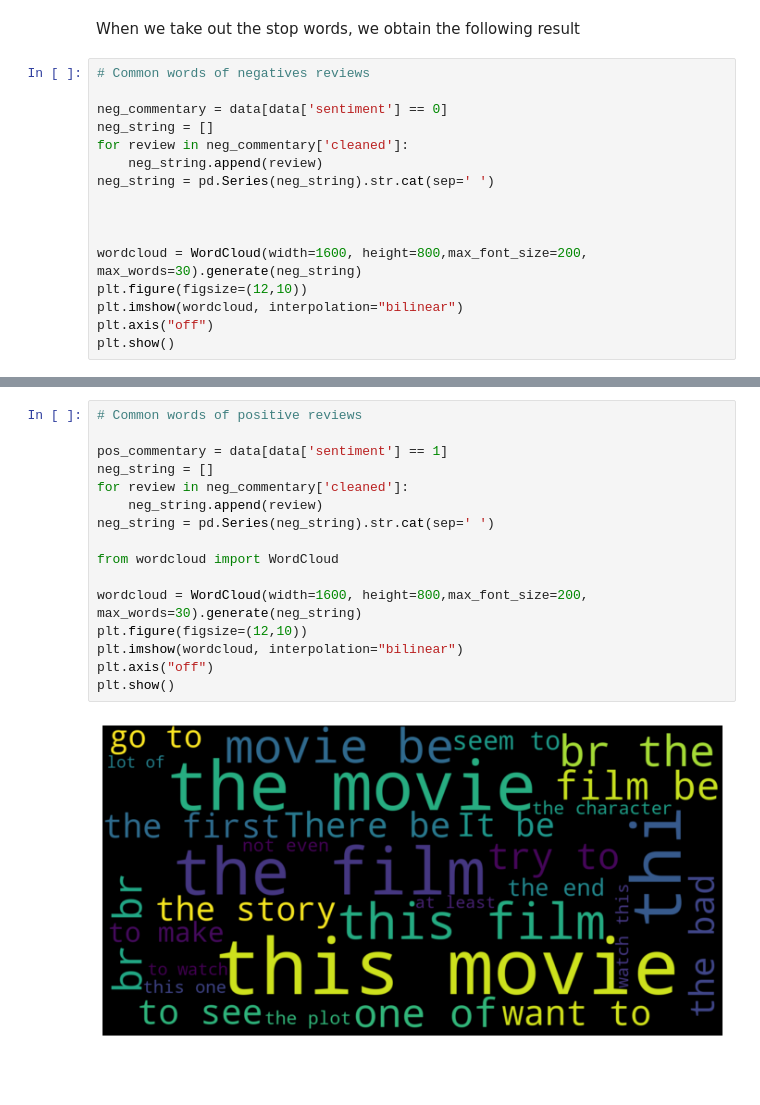
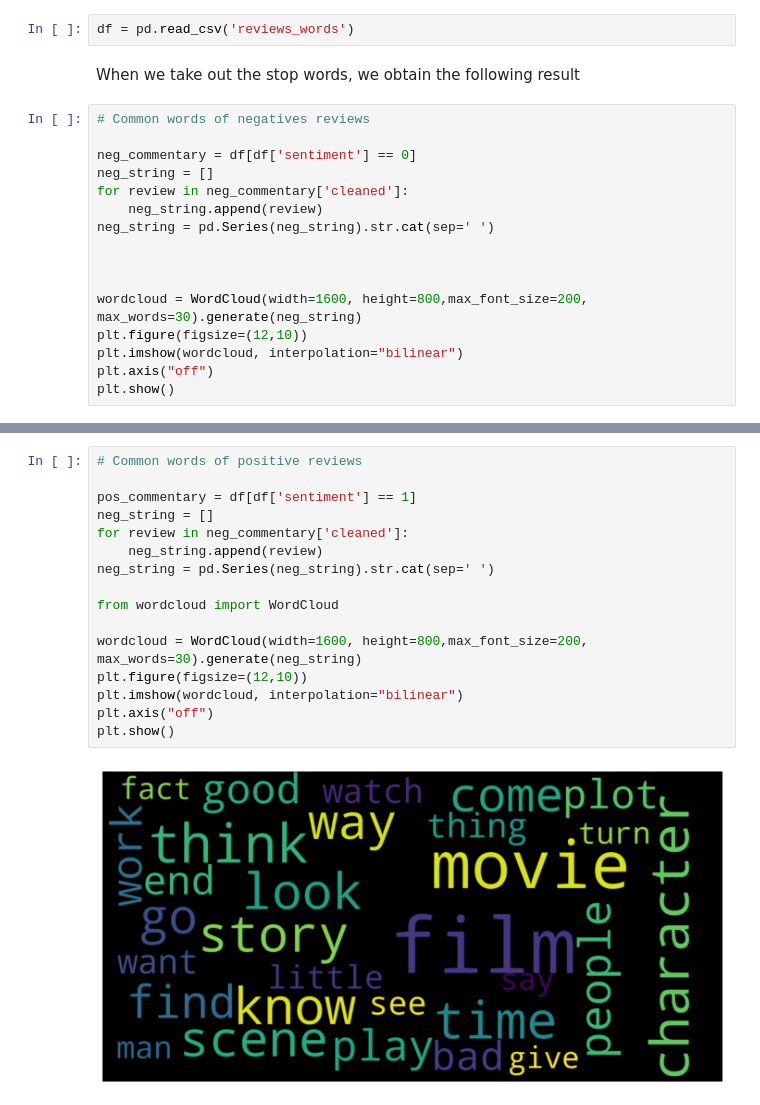
Before and after one commit to JCMorente94/TextCNN-Model-for-IMDb-reviews, a Jupyter notebook: Exploratory Data Analysis and Cleaning.ipynb, the cells around one changed output, grey strips where cells are left out. Drawn from its saved outputs; the diff is of its cells as text; blank space fills up the shorter version.

```diff
--- a/Exploratory Data Analysis and Cleaning.ipynb
+++ b/Exploratory Data Analysis and Cleaning.ipynb
@@ -140,12 +140,14 @@ data.head()
 # %%
 # Saving the cleaned dataset
 data.to_csv('reviews_cleaned.csv')
+# %%
+df = pd.read_csv('reviews_words')
 # %% [markdown]
 When we take out the stop words, we obtain the following result
 # %%
 # Common words of negatives reviews
 
-neg_commentary = data[data['sentiment'] == 0]
+neg_commentary = df[df['sentiment'] == 0]
 neg_string = []
 for review in neg_commentary['cleaned']:
     neg_string.append(review)
@@ -163,18 +165,18 @@ plt.show()
 # %%
 # Common words of positive reviews
 
-pos_commentary = data[data['sentiment'] == 1]
+pos_commentary = df[df['sentiment'] == 1]
 neg_string = []
 for review in neg_commentary['cleaned']:
     neg_string.append(review)
 neg_string = pd.Series(neg_string).str.cat(sep=' ')
 
 from wordcloud import WordCloud
 
 wordcloud = WordCloud(width=1600, height=800,max_font_size=200, max_words=30).generate(neg_string)
 plt.figure(figsize=(12,10))
 plt.imshow(wordcloud, interpolation="bilinear")
 plt.axis("off")
 plt.show()
 # %% [output]
-[figure, old version]
+[figure, new version]
```
Also changed, not shown: parts of 1 cell of this notebook.
